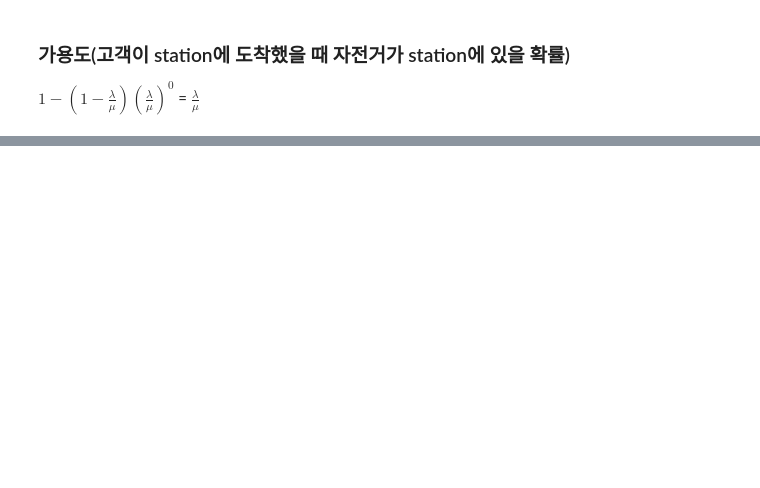
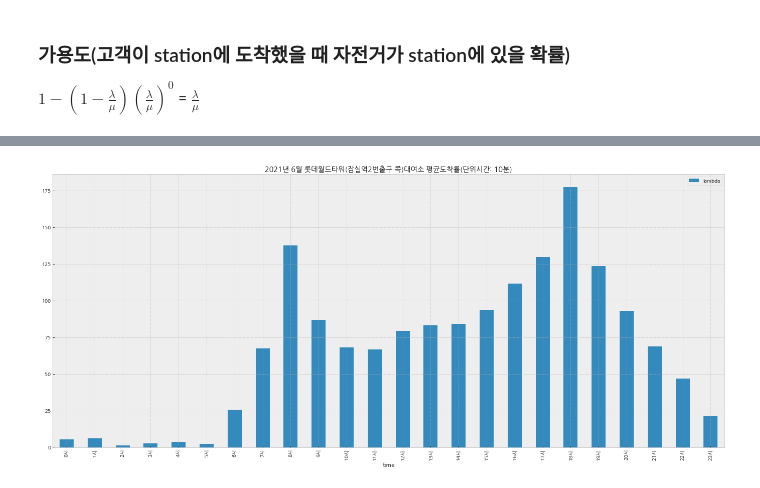
Before and after one commit to psuny1116/SeoulBikeProject, a Jupyter notebook: 연습/2021년 6월 롯데월드타워(잠실역2번출구 쪽) 대여소 분석.ipynb, the cells around one changed output, grey strips where cells are left out. Saved outputs shown, nothing was run; the diff lists cells and outputs as text; code cells hidden in the pictures; blank space fills up the shorter version.

```diff
--- a/연습/2021년 6월 롯데월드타워(잠실역2번출구 쪽) 대여소 분석.ipynb
+++ b/연습/2021년 6월 롯데월드타워(잠실역2번출구 쪽) 대여소 분석.ipynb
@@ -346,0 +2514,23 @@ $1 - (1 - \frac{\lambda}{\mu})(\frac{\lambda}{\mu})^0$ = $\frac{\lambda}{\mu}$
+# %%
+time = ['0시', '1시', '2시', '3시', '4시', '5시', '6시', '7시', '8시', '9시', '10시', '11시', '12시', '13시', '14시',
+       '15시', '16시', '17시', '18시', '19시', '20시', '21시', '22시', '23시']
+ldb = [5.5, 6.166666666666667, 1.1666666666666667, 2.5, 3.5, 2.3333333333333335, 25.666666666666668,
+       67.33333333333333, 137.83333333333334, 86.83333333333333, 68.0, 66.66666666666667, 79.33333333333333,
+       83.16666666666667, 84.33333333333333, 93.33333333333333, 111.66666666666667, 130.0, 177.5, 123.5,
+       93.16666666666667, 68.83333333333333, 46.833333333333336, 21.333333333333332]
+mu = [6.333333333333333, 4.666666666666667, 3.0, 1.8333333333333333, 2.8333333333333335, 1.0, 6.833333333333333, 28.5,
+      81.33333333333333, 51.666666666666664, 40.0, 46.666666666666664, 64.66666666666667, 68.83333333333333, 86.33333333333333,
+      97.16666666666667, 114.83333333333333, 177.33333333333334, 302.5, 144.66666666666666, 111.0, 75.33333333333333,
+      47.333333333333336, 21.5]
+가용도 = [0.868421052631579, 1.3214285714285714, 0.3888888888888889, 1.3636363636363638, 1.2352941176470587,
+       2.3333333333333335, 3.75609756097561, 2.3625730994152043, 1.6946721311475412, 1.6806451612903226, 1.7,
+       1.4285714285714288, 1.22680412371134, 1.2082324455205813, 0.9768339768339769, 0.9605488850771868, 0.972423802612482,
+       0.7330827067669172, 0.5867768595041323, 0.8536866359447005, 0.8393393393393394, 0.9137168141592921,
+       0.9894366197183099, 0.9922480620155039]
+
+result = pd.DataFrame(time)
+result.columns = ['time']
+result['lambda'] = ldb
+result['mu'] = mu
+result['가용도'] = 가용도
+result
@@ -346,0 +2555,8 @@ $1 - (1 - \frac{\lambda}{\mu})(\frac{\lambda}{\mu})^0$ = $\frac{\lambda}{\mu}$
+# %%
+plt.style.use('bmh')
+# %%
+result.plot(kind = 'bar', x = 'time', y = 'lambda', figsize = (24, 10),
+            title = '2021년 6월 롯데월드타워(잠실역2번출구 쪽)대여소 평균도착률(단위시간: 10분)')
+plt.show()
+# %% [output]
+[figure, added]
```
Also changed, not shown: parts of 202 cells of this notebook.
